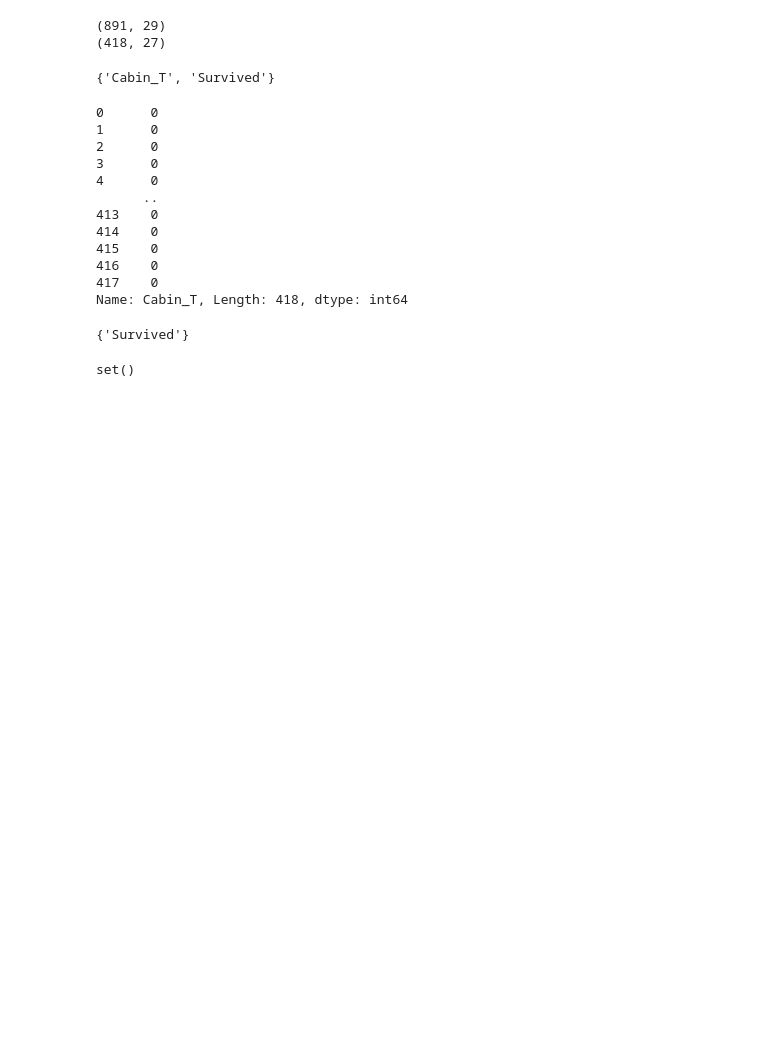
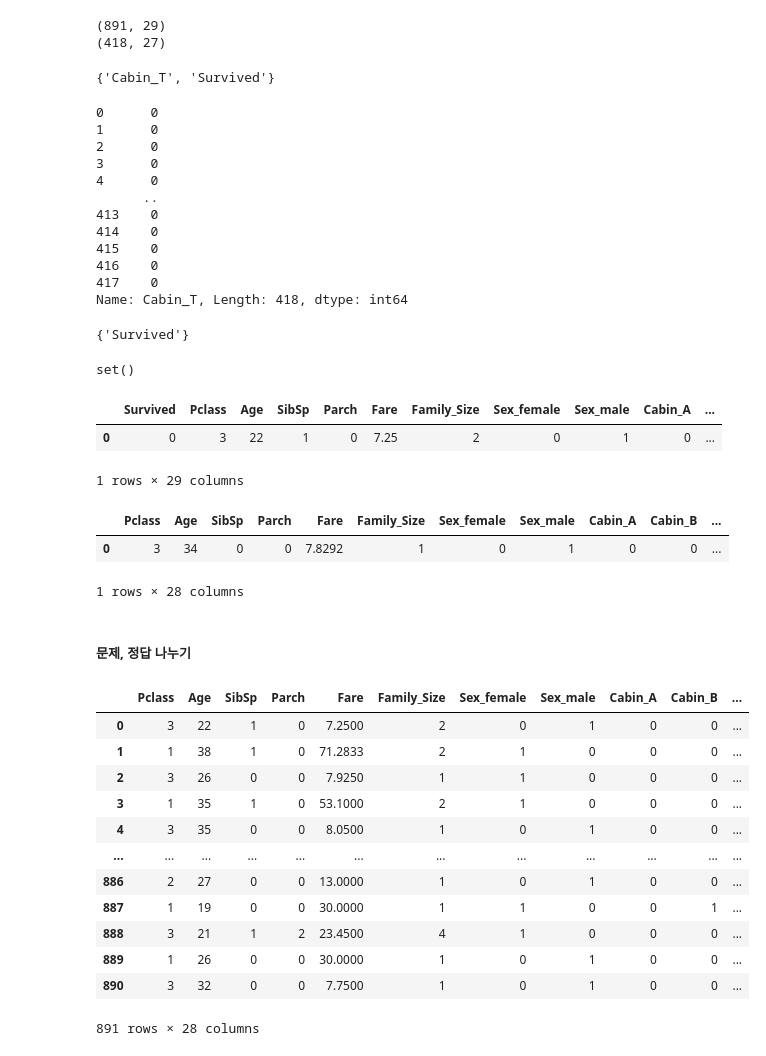
Before and after one commit to bellpe/machine-learning, a Jupyter notebook: ex04_titanic실습.ipynb, the cells around one changed output. Saved outputs shown, nothing was run; the diff lists cells and outputs as text; code cells hidden in the pictures; blank space fills up the shorter version.

```diff
--- a/ex04_titanic실습.ipynb
+++ b/ex04_titanic실습.ipynb
@@ -831,3 +829,17 @@ set(train.columns) - set(test.columns)
 set(test.columns) - set(train.columns)
 # %% [output]
 set()
+# %%
+train.head(1)
+# %% [output]
+|  | Survived | Pclass | Age | SibSp | Parch | Fare | Family_Size | Sex_female | Sex_male | Cabin_A | ... |
+| 0 | 0 | 3 | 22 | 1 | 0 | 7.25 | 2 | 0 | 1 | 0 | ... |
+1 rows × 29 columns
+# %%
+test.head(1)
+# %% [output]
+|  | Pclass | Age | SibSp | Parch | Fare | Family_Size | Sex_female | Sex_male | Cabin_A | Cabin_B | ... |
+| 0 | 3 | 34 | 0 | 0 | 7.8292 | 1 | 0 | 1 | 0 | 0 | ... |
+1 rows × 28 columns
+# %% [markdown]
+##### 문제, 정답 나누기
@@ -833,0 +850,16 @@ set()
+# %%
+train.drop('Survived', axis=1)
+# %% [output]
+|  | Pclass | Age | SibSp | Parch | Fare | Family_Size | Sex_female | Sex_male | Cabin_A | Cabin_B | ... |
+| 0 | 3 | 22 | 1 | 0 | 7.2500 | 2 | 0 | 1 | 0 | 0 | ... |
+| 1 | 1 | 38 | 1 | 0 | 71.2833 | 2 | 1 | 0 | 0 | 0 | ... |
+| 2 | 3 | 26 | 0 | 0 | 7.9250 | 1 | 1 | 0 | 0 | 0 | ... |
+| 3 | 1 | 35 | 1 | 0 | 53.1000 | 2 | 1 | 0 | 0 | 0 | ... |
+| 4 | 3 | 35 | 0 | 0 | 8.0500 | 1 | 0 | 1 | 0 | 0 | ... |
+| ... | ... | ... | ... | ... | ... | ... | ... | ... | ... | ... | ... |
+| 886 | 2 | 27 | 0 | 0 | 13.0000 | 1 | 0 | 1 | 0 | 0 | ... |
+| 887 | 1 | 19 | 0 | 0 | 30.0000 | 1 | 1 | 0 | 0 | 1 | ... |
+| 888 | 3 | 21 | 1 | 2 | 23.4500 | 4 | 1 | 0 | 0 | 0 | ... |
+| 889 | 1 | 26 | 0 | 0 | 30.0000 | 1 | 0 | 1 | 0 | 0 | ... |
+| 890 | 3 | 32 | 0 | 0 | 7.7500 | 1 | 0 | 1 | 0 | 0 | ... |
+891 rows × 28 columns
```
Also changed, not shown: parts of 44 cells of this notebook.
